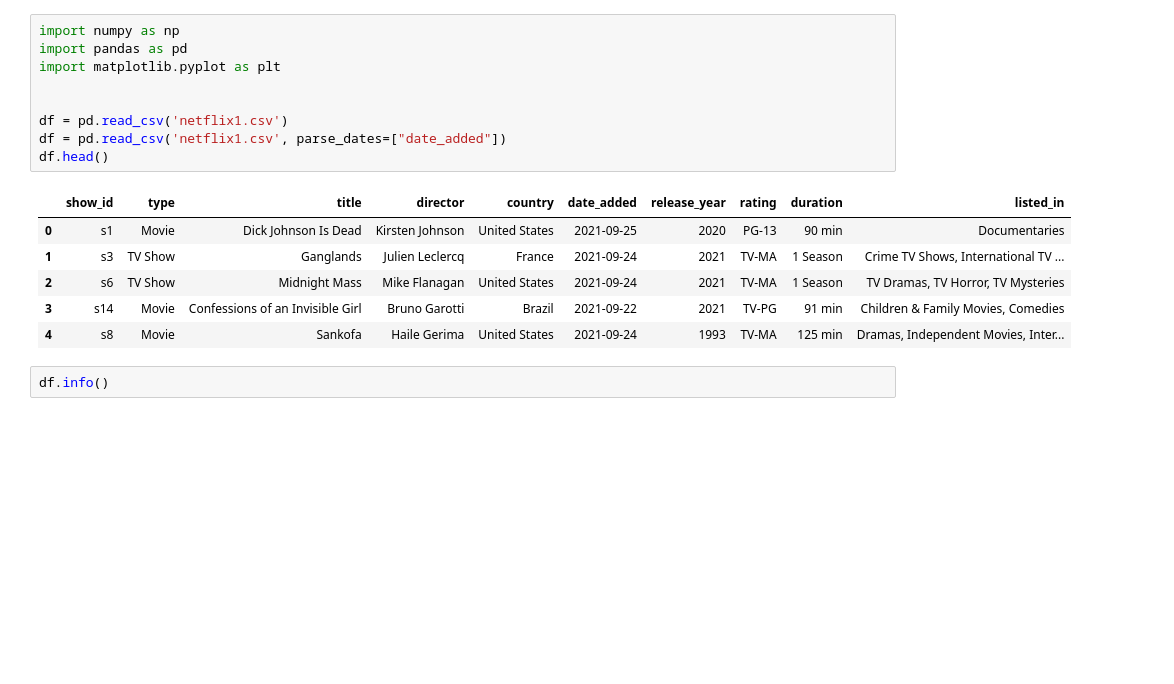
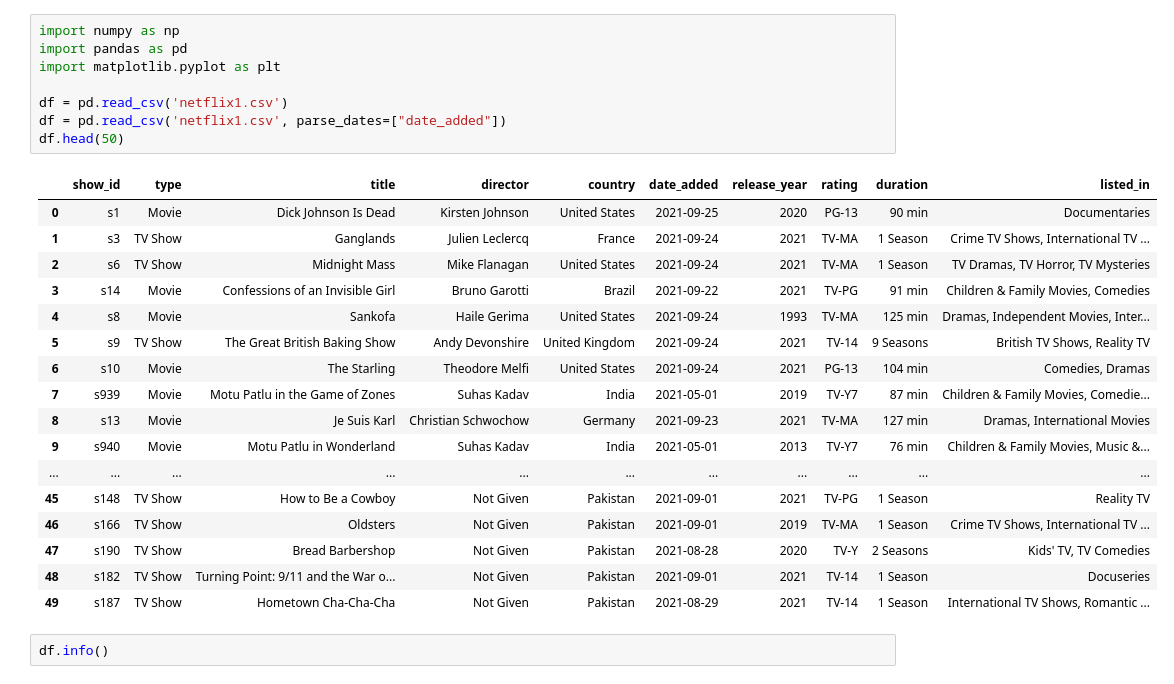
Before and after one commit to hnguyen76/netflix_eda_project, a Jupyter notebook: data_prep_practice.ipynb, the cells around one changed output. Drawn from its saved outputs; the diff is of its cells as text; blank space fills up the shorter version.

```diff
--- a/data_prep_practice.ipynb
+++ b/data_prep_practice.ipynb
@@ -1,19 +1,29 @@
 # %%
 import numpy as np
 import pandas as pd
 import matplotlib.pyplot as plt
 
-
 df = pd.read_csv('netflix1.csv')
 df = pd.read_csv('netflix1.csv', parse_dates=["date_added"])
-df.head()
+df.head(50)
 # %% [output]
 |  | show_id | type | title | director | country | date_added | release_year | rating | duration | listed_in |
 | 0 | s1 | Movie | Dick Johnson Is Dead | Kirsten Johnson | United States | 2021-09-25 | 2020 | PG-13 | 90 min | Documentaries |
 | 1 | s3 | TV Show | Ganglands | Julien Leclercq | France | 2021-09-24 | 2021 | TV-MA | 1 Season | Crime TV Shows, International TV ... |
 | 2 | s6 | TV Show | Midnight Mass | Mike Flanagan | United States | 2021-09-24 | 2021 | TV-MA | 1 Season | TV Dramas, TV Horror, TV Mysteries |
 | 3 | s14 | Movie | Confessions of an Invisible Girl | Bruno Garotti | Brazil | 2021-09-22 | 2021 | TV-PG | 91 min | Children & Family Movies, Comedies |
 | 4 | s8 | Movie | Sankofa | Haile Gerima | United States | 2021-09-24 | 1993 | TV-MA | 125 min | Dramas, Independent Movies, Inter... |
+| 5 | s9 | TV Show | The Great British Baking Show | Andy Devonshire | United Kingdom | 2021-09-24 | 2021 | TV-14 | 9 Seasons | British TV Shows, Reality TV |
+| 6 | s10 | Movie | The Starling | Theodore Melfi | United States | 2021-09-24 | 2021 | PG-13 | 104 min | Comedies, Dramas |
+| 7 | s939 | Movie | Motu Patlu in the Game of Zones | Suhas Kadav | India | 2021-05-01 | 2019 | TV-Y7 | 87 min | Children & Family Movies, Comedie... |
+| 8 | s13 | Movie | Je Suis Karl | Christian Schwochow | Germany | 2021-09-23 | 2021 | TV-MA | 127 min | Dramas, International Movies |
+| 9 | s940 | Movie | Motu Patlu in Wonderland | Suhas Kadav | India | 2021-05-01 | 2013 | TV-Y7 | 76 min | Children & Family Movies, Music &... |
+| ... | ... | ... | ... | ... | ... | ... | ... | ... | ... | ... |
+| 45 | s148 | TV Show | How to Be a Cowboy | Not Given | Pakistan | 2021-09-01 | 2021 | TV-PG | 1 Season | Reality TV |
+| 46 | s166 | TV Show | Oldsters | Not Given | Pakistan | 2021-09-01 | 2019 | TV-MA | 1 Season | Crime TV Shows, International TV ... |
+| 47 | s190 | TV Show | Bread Barbershop | Not Given | Pakistan | 2021-08-28 | 2020 | TV-Y | 2 Seasons | Kids' TV, TV Comedies |
+| 48 | s182 | TV Show | Turning Point: 9/11 and the War o... | Not Given | Pakistan | 2021-09-01 | 2021 | TV-14 | 1 Season | Docuseries |
+| 49 | s187 | TV Show | Hometown Cha-Cha-Cha | Not Given | Pakistan | 2021-08-29 | 2021 | TV-14 | 1 Season | International TV Shows, Romantic ... |
 # %%
 df.info()
 # %% [output]
```
Also changed, not shown: parts of 25 cells of this notebook.
